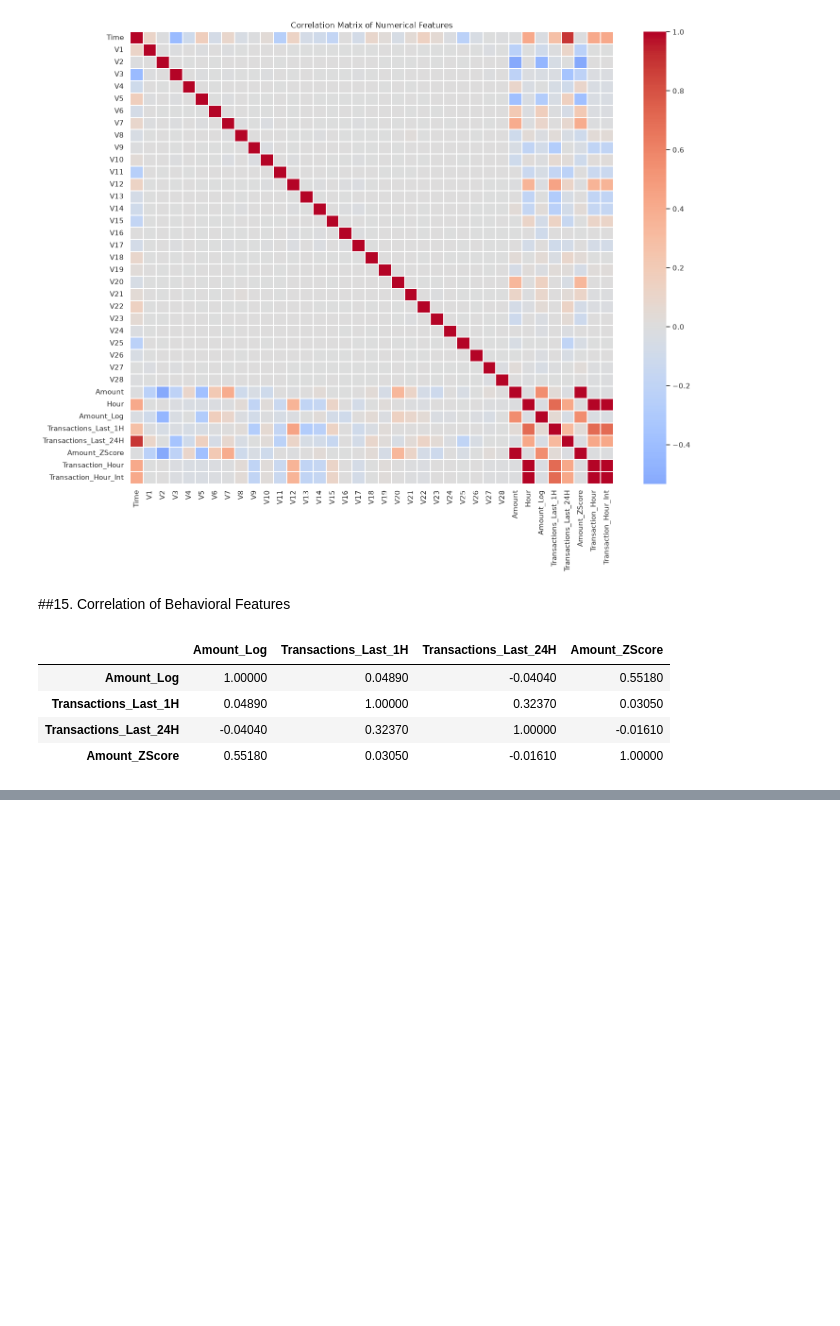
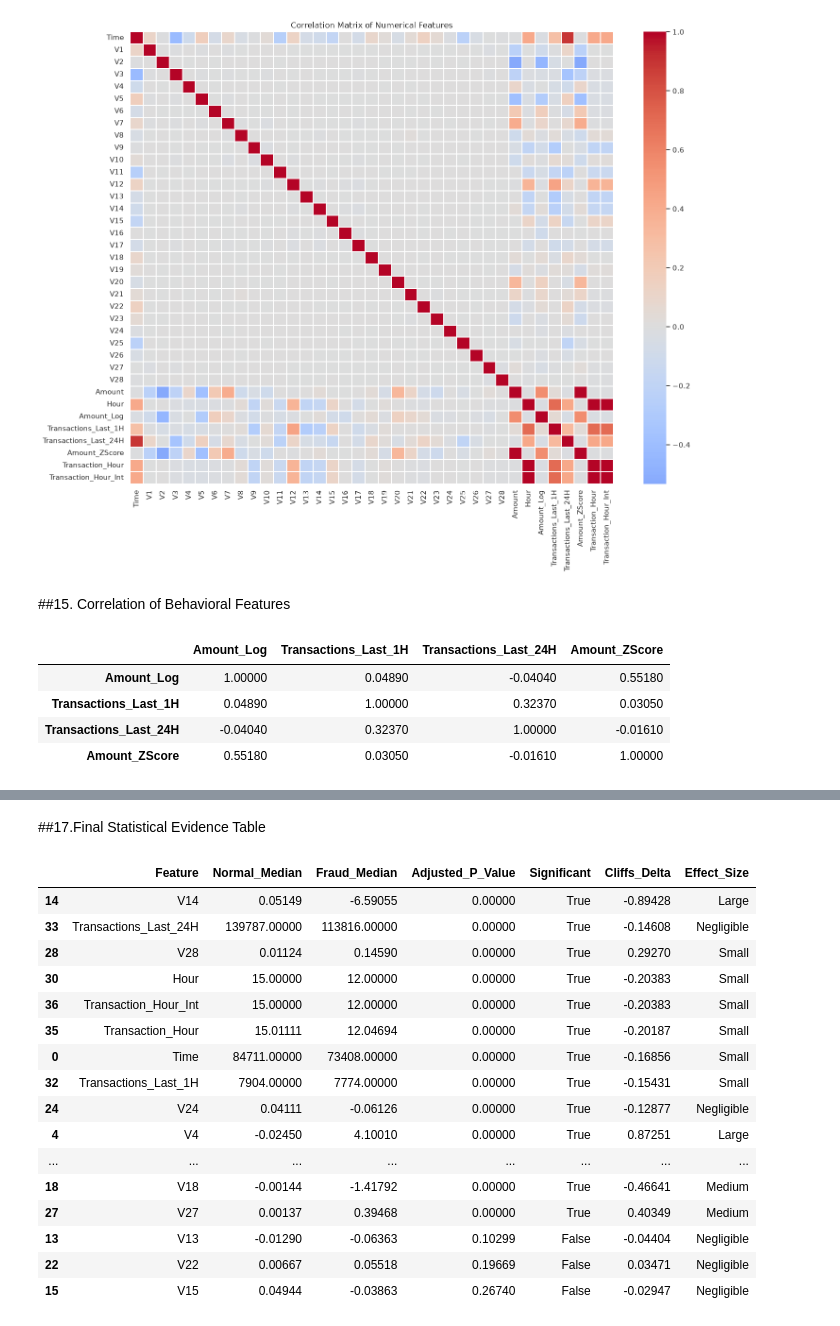
Before and after one commit to to-bits/BehaviorGuard-Customer-Behavioral-Profiling-for-Credit-Card-Fraud-Detection, a Jupyter notebook: BehaviorGuard — Customer Behavioral Profiling for Credit Card Fraud Detection/notebooks/03_statistical_analysis.ipynb, the cells around one changed output, grey strips where cells are left out. Saved outputs shown, nothing was run; the diff lists cells and outputs as text; code cells hidden in the pictures; blank space fills up the shorter version.

```diff
--- a/BehaviorGuard — Customer Behavioral Profiling for Credit Card Fraud Detection/notebooks/03_statistical_analysis.ipynb
+++ b/BehaviorGuard — Customer Behavioral Profiling for Credit Card Fraud Detection/notebooks/03_statistical_analysis.ipynb
@@ -1722,0 +1817,56 @@ display(
+# %% [markdown]
+##17.Final Statistical Evidence Table
+# %%
+
+# FINAL STATISTICAL EVIDENCE TABLE
+
+final_statistical_table = (
+    statistical_results[
+        [
+            "Feature",
+            "Normal_Median",
+            "Fraud_Median",
+            "Adjusted_P_Value",
+            "Significant",
+            "Cliffs_Delta",
+            "Effect_Size"
+        ]
+    ]
+    .copy()
+)
+
+final_statistical_table = (
+    final_statistical_table
+    .sort_values(
+        [
+            "Significant",
+            "Absolute_Cliffs_Delta"
+        ]
+        if "Absolute_Cliffs_Delta"
+        in final_statistical_table.columns
+        else ["Significant"],
+        ascending=False
+    )
+)
+
+display(
+    final_statistical_table
+)
+# %% [output]
+|  | Feature | Normal_Median | Fraud_Median | Adjusted_P_Value | Significant | Cliffs_Delta | Effect_Size |
+| 14 | V14 | 0.05149 | -6.59055 | 0.00000 | True | -0.89428 | Large |
+| 33 | Transactions_Last_24H | 139787.00000 | 113816.00000 | 0.00000 | True | -0.14608 | Negligible |
+| 28 | V28 | 0.01124 | 0.14590 | 0.00000 | True | 0.29270 | Small |
+| 30 | Hour | 15.00000 | 12.00000 | 0.00000 | True | -0.20383 | Small |
+| 36 | Transaction_Hour_Int | 15.00000 | 12.00000 | 0.00000 | True | -0.20383 | Small |
+| 35 | Transaction_Hour | 15.01111 | 12.04694 | 0.00000 | True | -0.20187 | Small |
+| 0 | Time | 84711.00000 | 73408.00000 | 0.00000 | True | -0.16856 | Small |
+| 32 | Transactions_Last_1H | 7904.00000 | 7774.00000 | 0.00000 | True | -0.15431 | Small |
+| 24 | V24 | 0.04111 | -0.06126 | 0.00000 | True | -0.12877 | Negligible |
+| 4 | V4 | -0.02450 | 4.10010 | 0.00000 | True | 0.87251 | Large |
+| ... | ... | ... | ... | ... | ... | ... | ... |
+| 18 | V18 | -0.00144 | -1.41792 | 0.00000 | True | -0.46641 | Medium |
+| 27 | V27 | 0.00137 | 0.39468 | 0.00000 | True | 0.40349 | Medium |
+| 13 | V13 | -0.01290 | -0.06363 | 0.10299 | False | -0.04404 | Negligible |
+| 22 | V22 | 0.00667 | 0.05518 | 0.19669 | False | 0.03471 | Negligible |
+| 15 | V15 | 0.04944 | -0.03863 | 0.26740 | False | -0.02947 | Negligible |
```
Also changed, not shown: parts of 6 cells of this notebook.
